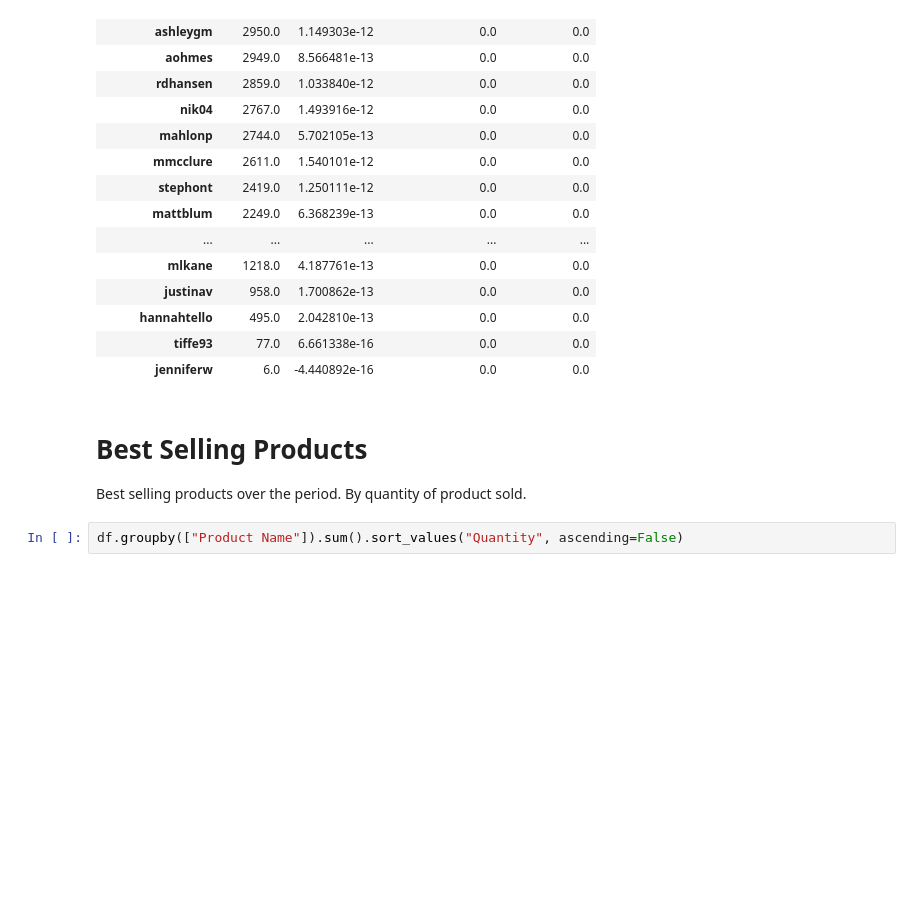
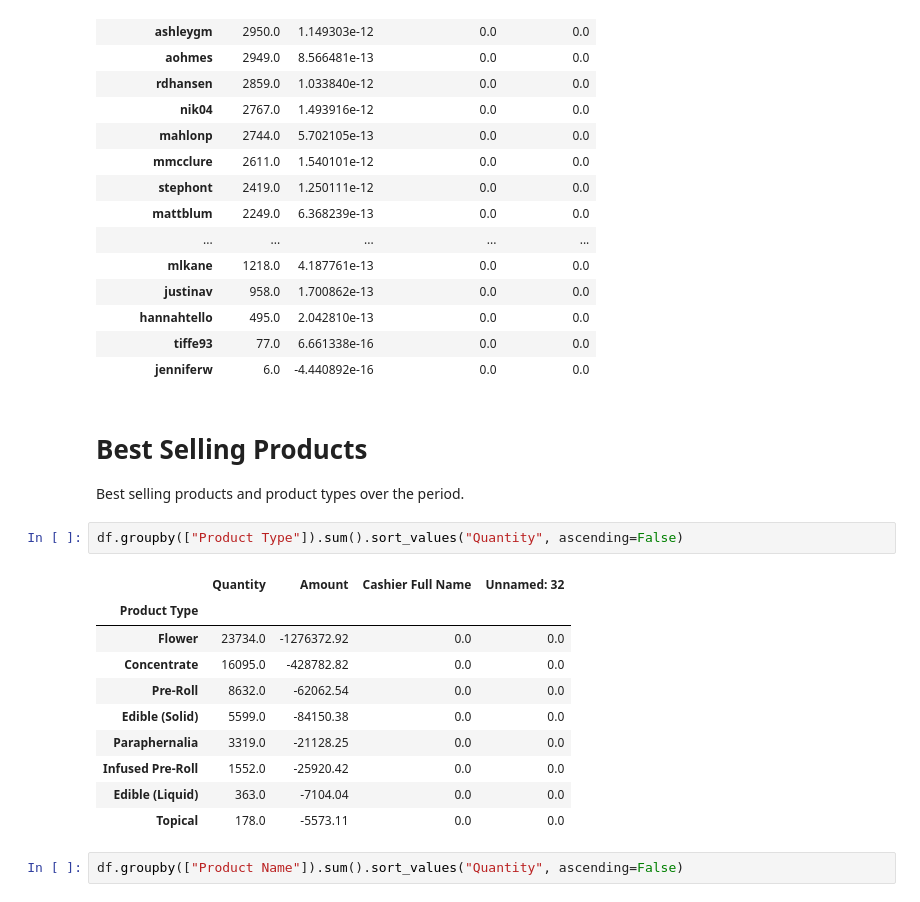
Before and after one commit to thomashedgepath/sales-data-workbook, a Jupyter notebook: workbook.ipynb, the cells around one changed output. Cells and saved outputs as stored; diff of their text form; blank space fills up the shorter version.

Commit message:
added table of product type data

```diff
--- a/workbook.ipynb
+++ b/workbook.ipynb
@@ -59,7 +61,20 @@ df.groupby(["Cashier Username"]).sum().sort_values("Quantity", ascending=False)
 | jenniferw | 6.0 | -4.440892e-16 | 0.0 | 0.0 |
 # %% [markdown]
 # Best Selling Products
-Best selling products over the period. By quantity of product sold.
+Best selling products and product types over the period.
+# %%
+df.groupby(["Product Type"]).sum().sort_values("Quantity", ascending=False)
+# %% [output]
+|  | Quantity | Amount | Cashier Full Name | Unnamed: 32 |
+| Product Type |  |  |  |  |
+| Flower | 23734.0 | -1276372.92 | 0.0 | 0.0 |
+| Concentrate | 16095.0 | -428782.82 | 0.0 | 0.0 |
+| Pre-Roll | 8632.0 | -62062.54 | 0.0 | 0.0 |
+| Edible (Solid) | 5599.0 | -84150.38 | 0.0 | 0.0 |
+| Paraphernalia | 3319.0 | -21128.25 | 0.0 | 0.0 |
+| Infused Pre-Roll | 1552.0 | -25920.42 | 0.0 | 0.0 |
+| Edible (Liquid) | 363.0 | -7104.04 | 0.0 | 0.0 |
+| Topical | 178.0 | -5573.11 | 0.0 | 0.0 |
 # %%
 df.groupby(["Product Name"]).sum().sort_values("Quantity", ascending=False)
 # %% [output]
```
Also changed, not shown: parts of 3 cells of this notebook.
